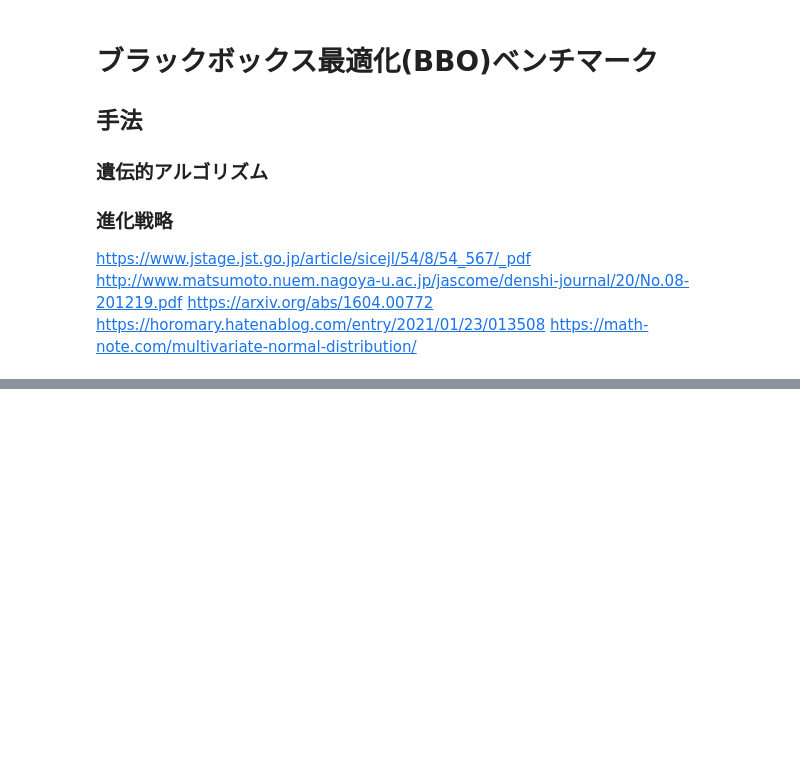
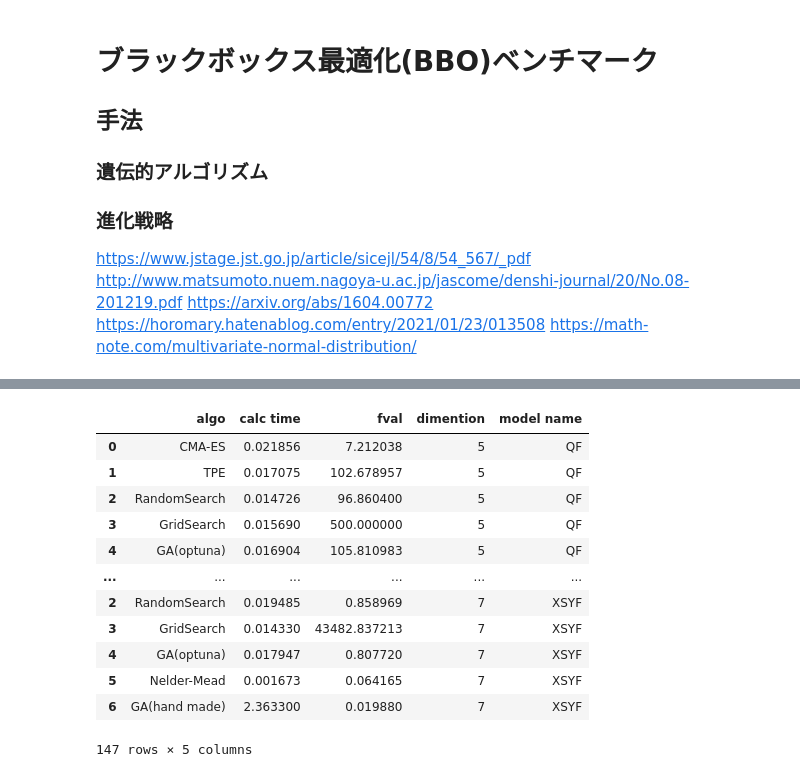
Before and after one commit to atnet-ok/bbo_benchmark, a Jupyter notebook: bbo_bench.ipynb, the cells around one changed output, grey strips where cells are left out. Drawn from its saved outputs; the diff is of its cells as text; code cells hidden in the pictures; blank space fills up the shorter version.

```diff
--- a/bbo_bench.ipynb
+++ b/bbo_bench.ipynb
@@ -171,13 +37,33 @@ class BenchMarker():
         self._result_s = dict()
 
     def benchmark(self,model,is_plot=False):
+
+
+        result_table = {
+            'algo':[],
+            'calc time':[],
+            'fval':[]
+        }
+
         result = dict()
         for key,value in self._bbo_table.items():
             print("{} start!".format(key))
+
+            start_time = time.perf_counter()
             fval,params = value.optimization(model,self._max_iter)
+            end_time = time.perf_counter()
+            elapsed_time = end_time - start_time
+
             result.update({key:(fval,params)})
             fval_s,params_s = value.get_history()
             self._result_s.update({key:(fval_s,params_s)})
+
+            result_table['algo'].append(key)
+            result_table['calc time'].append(elapsed_time)
+            result_table['fval'].append(fval)
+
+            del value
+
 
         for key,value in result.items():
             print("{} achieved {}.".format(key,value[0]))
@@ -185,18 +71,31 @@ class BenchMarker():
         if is_plot:
             self.plot_history()
 
-    def plot_history(self,is_log = False,is_save=True):
+        return pd.DataFrame(result_table)
+
+    def plot_history(self,
+                    fig_name=None,
+                    is_log = False,
+                    is_save=False
+                    ):
         plt.figure()
+
         trial = [i for i in range(self._max_iter)]
         for key,value in self._result_s.items():
             plt.plot(trial,value[0],label=key)
         plt.legend()
+        plt.xlabel('Trial')
+        plt.ylabel('Evaluation value')
+
         if is_log:
             plt.yscale('log')
         if is_save:
             os.makedirs('fig',exist_ok=True)
-            now = datetime.datetime.now()
-            d = now.strftime('%Y%m%d%H%M%S')
-            plt.savefig('fig/'+d+'.png', dpi=300)
+            if fig_name:
+                d = fig_name
+            else:
+                now = datetime.datetime.now()
+                d = now.strftime('%Y%m%d%H%M%S')
+            plt.savefig('fig/'+d+'.png' ,format="png" ,dpi=300)
         plt.show()
 # %%
@@ -218,0 +277,16 @@ for model in model_s:
+# %%
+df
+# %% [output]
+|  | algo | calc time | fval | dimention | model name |
+| 0 | CMA-ES | 0.021856 | 7.212038 | 5 | QF |
+| 1 | TPE | 0.017075 | 102.678957 | 5 | QF |
+| 2 | RandomSearch | 0.014726 | 96.860400 | 5 | QF |
+| 3 | GridSearch | 0.015690 | 500.000000 | 5 | QF |
+| 4 | GA(optuna) | 0.016904 | 105.810983 | 5 | QF |
+| ... | ... | ... | ... | ... | ... |
+| 2 | RandomSearch | 0.019485 | 0.858969 | 7 | XSYF |
+| 3 | GridSearch | 0.014330 | 43482.837213 | 7 | XSYF |
+| 4 | GA(optuna) | 0.017947 | 0.807720 | 7 | XSYF |
+| 5 | Nelder-Mead | 0.001673 | 0.064165 | 7 | XSYF |
+| 6 | GA(hand made) | 2.363300 | 0.019880 | 7 | XSYF |
+147 rows × 5 columns
```
Also changed, not shown: parts of 10 cells of this notebook, 3 other files.
